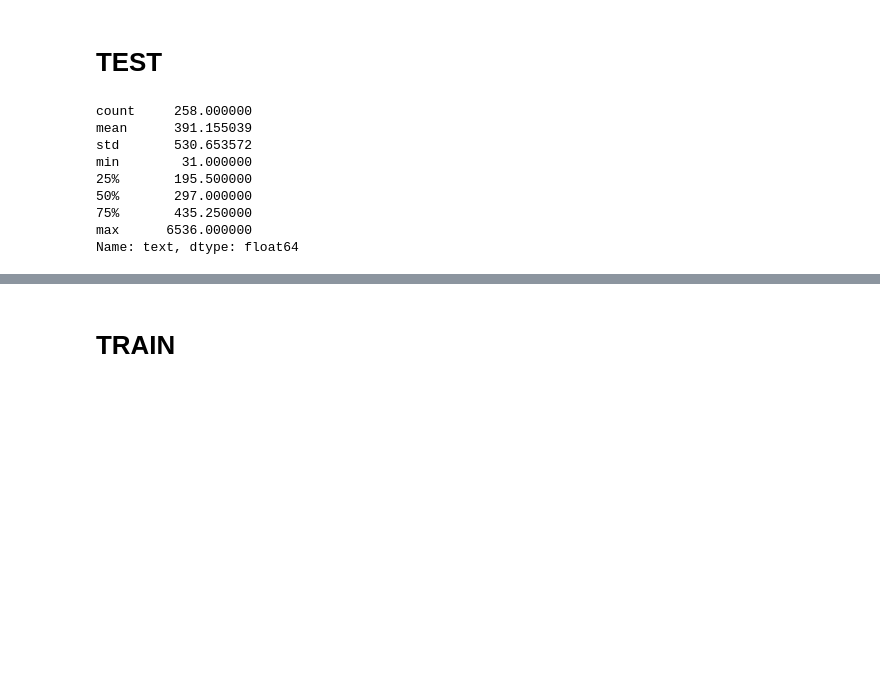
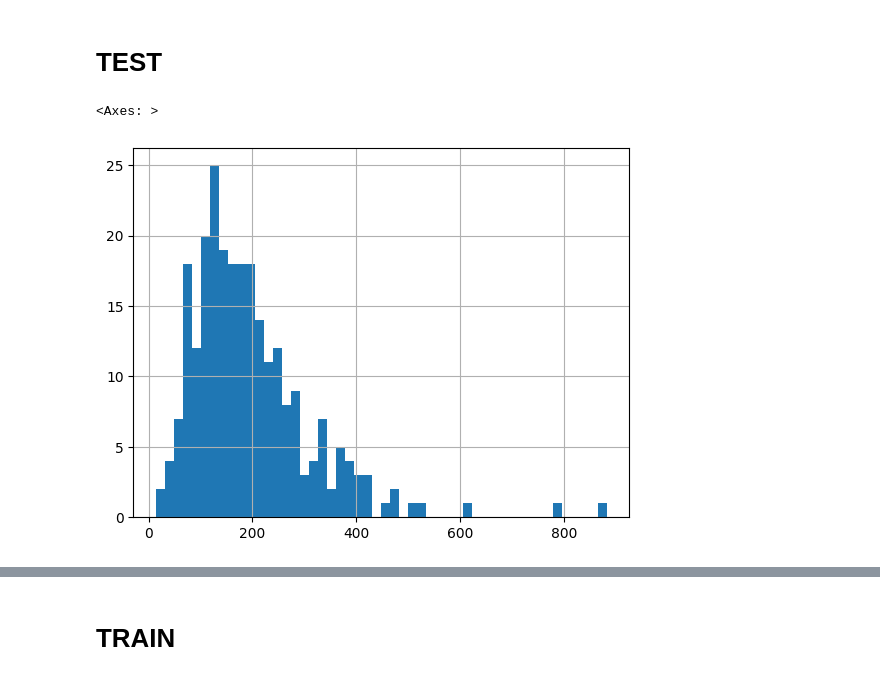
Before and after one commit to xendalm/vyzhimka, a Jupyter notebook: notebooks/datasets.ipynb, the cells around one changed output, grey strips where cells are left out. Cells and saved outputs as stored; diff of their text form; code cells hidden in the pictures; blank space fills up the shorter version.

```diff
--- a/notebooks/datasets.ipynb
+++ b/notebooks/datasets.ipynb
@@ -114,17 +114,13 @@ raw = raw['test']
 # %%
 import pandas as pd
 
-test = pd.read_csv("test_hand_instruct.csv", sep="|")
+test = pd.read_csv("../data/test_hand_instruct.csv", sep="|")
+# %%
+test["source_words"] = test["text"].apply(lambda x: len([token for token in word_tokenize(x, language='russian') if token.isalpha()]))
+test["target_words"] = test["summary"].apply(lambda x: len([token for token in word_tokenize(x, language='russian') if token.isalpha()]))
 # %%
-test["text"].apply(lambda x: len(tokenizer(x, truncation=False)["input_ids"])).describe()
+test[test["source_words"]<1000]["source_words"].hist(bins=50)
 # %% [output]
-count     258.000000
-mean      391.155039
-std       530.653572
-min        31.000000
-25%       195.500000
-50%       297.000000
-75%       435.250000
-max      6536.000000
-Name: text, dtype: float64
+<Axes: >
+[figure, added]
 # %%
```
Also changed, not shown: parts of 45 cells of this notebook, 4 other files.
